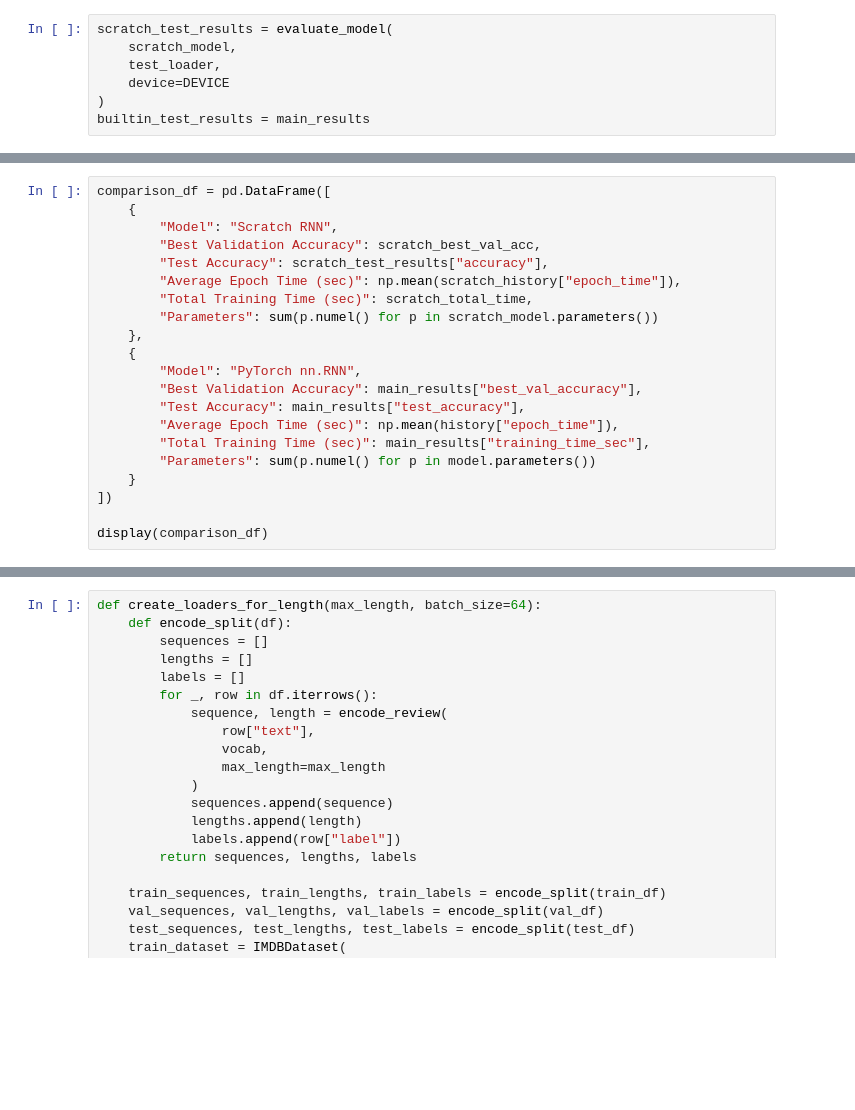
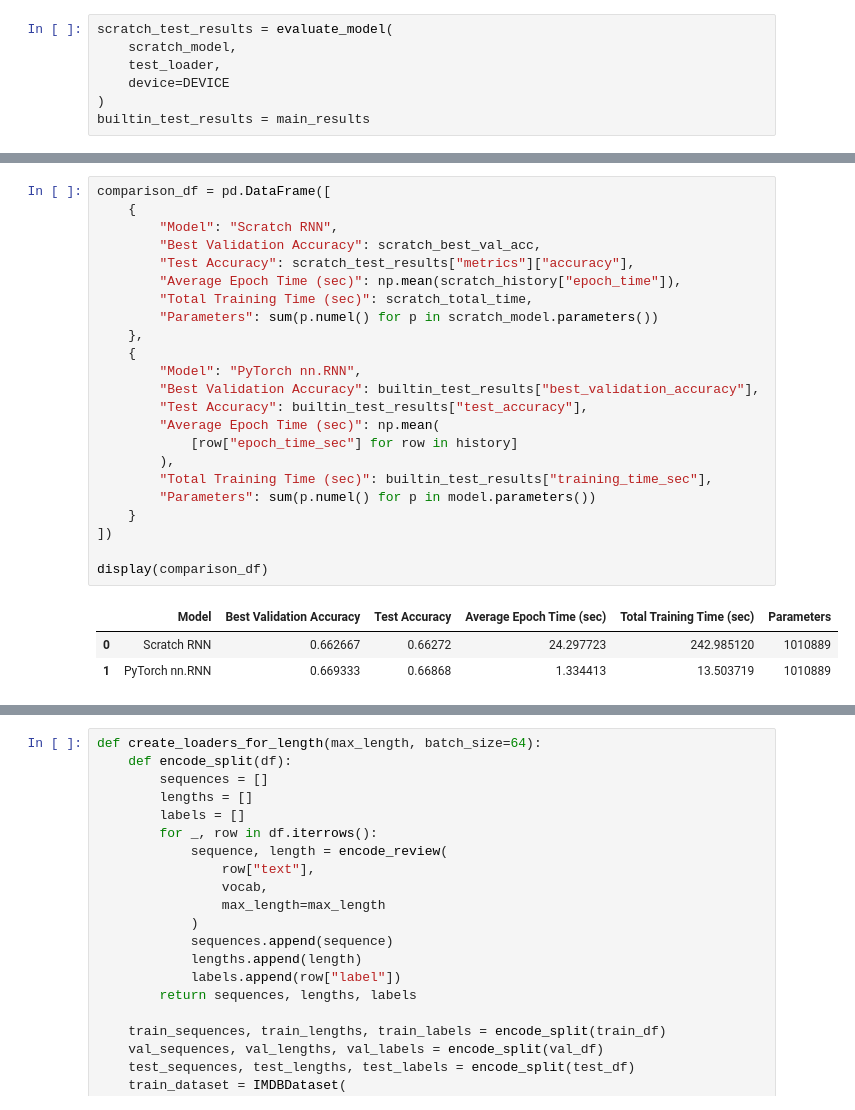
Before and after one commit to suryamanoj4/smai-a5, a Jupyter notebook: SMAI_A5_Q2.ipynb, the cells around one changed output, grey strips where cells are left out. Cells and saved outputs as stored; diff of their text form; blank space fills up the shorter version.

```diff
--- a/SMAI_A5_Q2.ipynb
+++ b/SMAI_A5_Q2.ipynb
@@ -1410,24 +1533,30 @@ print("Built-in RNN Test Accuracy:",
 # %%
 comparison_df = pd.DataFrame([
     {
         "Model": "Scratch RNN",
         "Best Validation Accuracy": scratch_best_val_acc,
-        "Test Accuracy": scratch_test_results["accuracy"],
+        "Test Accuracy": scratch_test_results["metrics"]["accuracy"],
         "Average Epoch Time (sec)": np.mean(scratch_history["epoch_time"]),
         "Total Training Time (sec)": scratch_total_time,
         "Parameters": sum(p.numel() for p in scratch_model.parameters())
     },
     {
         "Model": "PyTorch nn.RNN",
-        "Best Validation Accuracy": main_results["best_val_accuracy"],
-        "Test Accuracy": main_results["test_accuracy"],
-        "Average Epoch Time (sec)": np.mean(history["epoch_time"]),
-        "Total Training Time (sec)": main_results["training_time_sec"],
+        "Best Validation Accuracy": builtin_test_results["best_validation_accuracy"],
+        "Test Accuracy": builtin_test_results["test_accuracy"],
+        "Average Epoch Time (sec)": np.mean(
+            [row["epoch_time_sec"] for row in history]
+        ),
+        "Total Training Time (sec)": builtin_test_results["training_time_sec"],
         "Parameters": sum(p.numel() for p in model.parameters())
     }
 ])
 
 display(comparison_df)
+# %% [output]
+|  | Model | Best Validation Accuracy | Test Accuracy | Average Epoch Time (sec) | Total Training Time (sec) | Parameters |
+| 0 | Scratch RNN | 0.662667 | 0.66272 | 24.297723 | 242.985120 | 1010889 |
+| 1 | PyTorch nn.RNN | 0.669333 | 0.66868 | 1.334413 | 13.503719 | 1010889 |
 # %%
 plt.figure(figsize=(8, 5))
 plt.bar(
```
Also changed, not shown: parts of 52 cells of this notebook.
